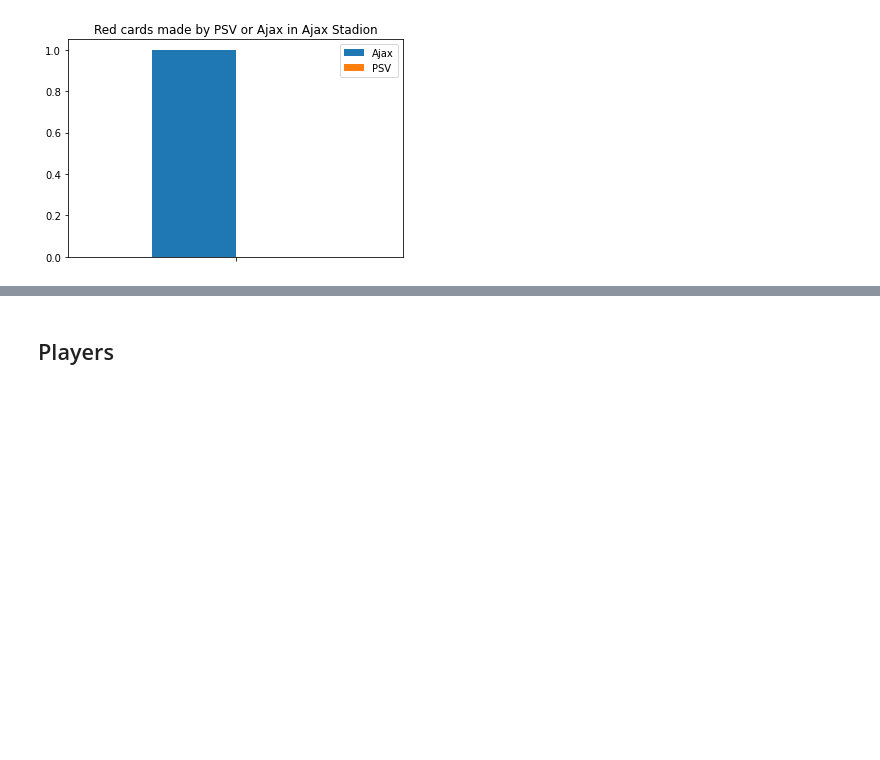
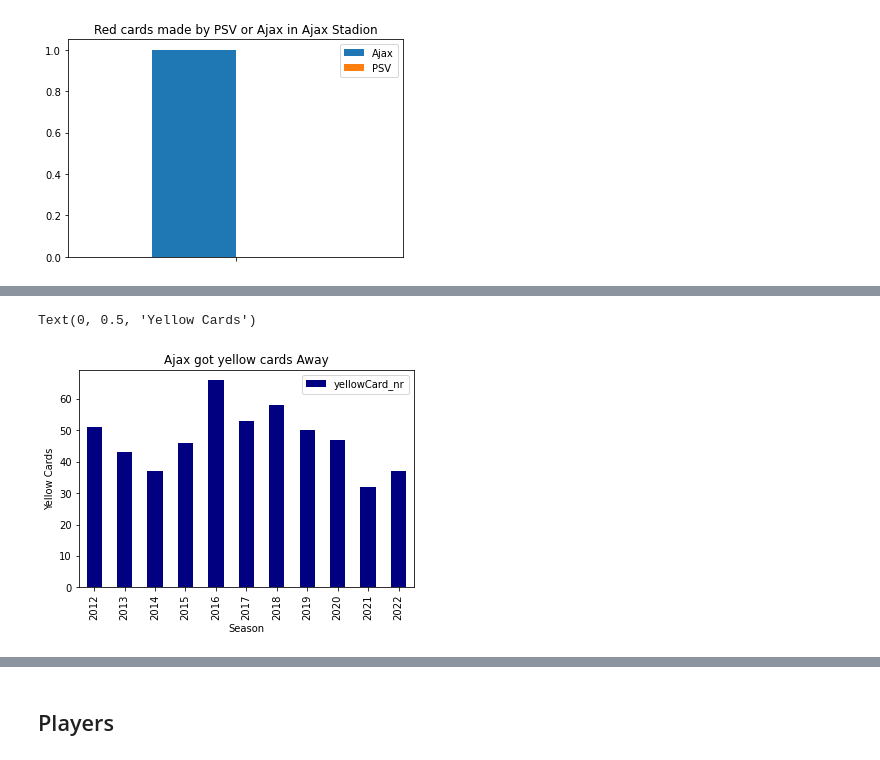
Before and after one commit to mohammedaljader/Football_Predictions_ML, a Jupyter notebook: notebook.ipynb, the cells around one changed output, grey strips where cells are left out. Drawn from its saved outputs; the diff is of its cells as text; code cells hidden in the pictures; blank space fills up the shorter version.

```diff
--- a/notebook.ipynb
+++ b/notebook.ipynb
@@ -584,0 +605,13 @@ plotdata.plot(kind = 'bar', title ="Red cards made by PSV or Ajax in Ajax Stadio
+# %%
+# Ajax Yellow cards Each Season Away
+EachSeasonAjaxYellowCardAway = dfCards[ (dfCards['away'] == 'ajax-amsterdam') & (dfCards['yellowCard_nr'] == 1)]
+GroupBySeasenAjaxYellowCardAway = EachSeasonAjaxYellowCardAway.groupby(['saison'])[['yellowCard_nr']].sum()
+
+# plot Yellow cards in each Season Away
+dfEachSeasonAjaxYellowCardAway = pd.DataFrame(GroupBySeasenAjaxYellowCardAway)
+ax = dfEachSeasonAjaxYellowCardAway.plot(lw=2, colormap='jet', kind = 'bar', title='Ajax got yellow cards Away')
+ax.set_xlabel("Season")
+ax.set_ylabel("Yellow Cards")
+# %% [output]
+Text(0, 0.5, 'Yellow Cards')
+[figure, added]
```
Also changed, not shown: parts of 40 cells of this notebook.
